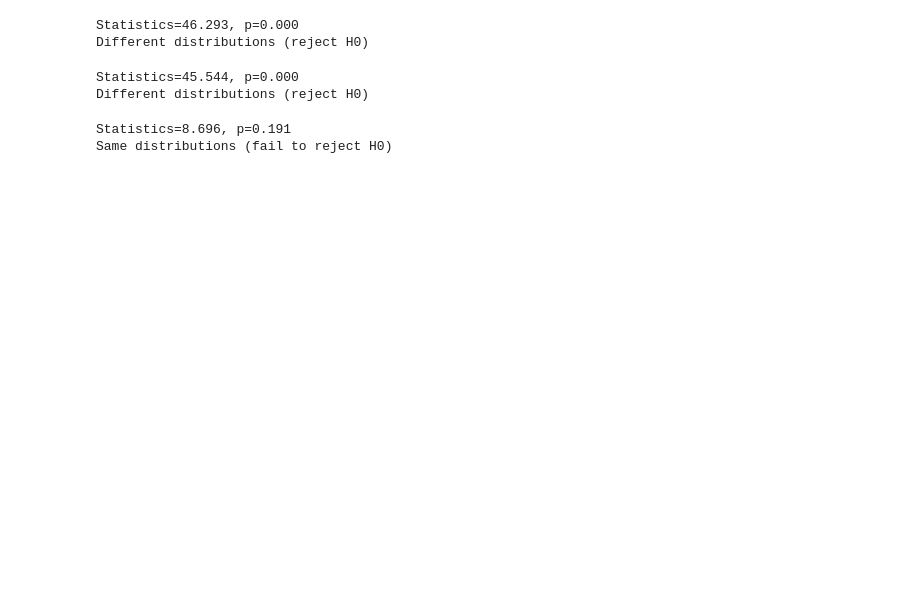
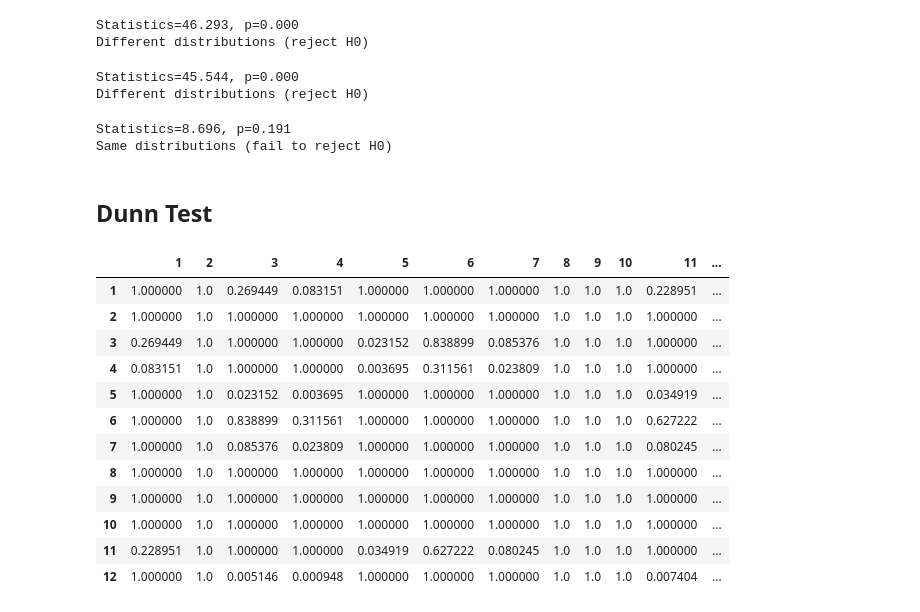
Before and after one commit to dray89/Python, a Jupyter notebook: Kickstarter_dataproject.ipynb, the cells around one changed output. Cells and saved outputs as stored; diff of their text form; code cells hidden in the pictures; blank space fills up the shorter version.

```diff
--- a/Kickstarter_dataproject.ipynb
+++ b/Kickstarter_dataproject.ipynb
@@ -507,3 +508,21 @@ else:
 # %% [output]
 Statistics=8.696, p=0.191
 Same distributions (fail to reject H0)
+# %% [markdown]
+## Dunn Test
+# %%
+scikit_posthocs.posthoc_dunn(new_df, val_col='status_dummy', group_col='month', p_adjust='bonferroni')
+# %% [output]
+|  | 1 | 2 | 3 | 4 | 5 | 6 | 7 | 8 | 9 | 10 | 11 | ... |
+| 1 | 1.000000 | 1.0 | 0.269449 | 0.083151 | 1.000000 | 1.000000 | 1.000000 | 1.0 | 1.0 | 1.0 | 0.228951 | ... |
+| 2 | 1.000000 | 1.0 | 1.000000 | 1.000000 | 1.000000 | 1.000000 | 1.000000 | 1.0 | 1.0 | 1.0 | 1.000000 | ... |
+| 3 | 0.269449 | 1.0 | 1.000000 | 1.000000 | 0.023152 | 0.838899 | 0.085376 | 1.0 | 1.0 | 1.0 | 1.000000 | ... |
+| 4 | 0.083151 | 1.0 | 1.000000 | 1.000000 | 0.003695 | 0.311561 | 0.023809 | 1.0 | 1.0 | 1.0 | 1.000000 | ... |
+| 5 | 1.000000 | 1.0 | 0.023152 | 0.003695 | 1.000000 | 1.000000 | 1.000000 | 1.0 | 1.0 | 1.0 | 0.034919 | ... |
+| 6 | 1.000000 | 1.0 | 0.838899 | 0.311561 | 1.000000 | 1.000000 | 1.000000 | 1.0 | 1.0 | 1.0 | 0.627222 | ... |
+| 7 | 1.000000 | 1.0 | 0.085376 | 0.023809 | 1.000000 | 1.000000 | 1.000000 | 1.0 | 1.0 | 1.0 | 0.080245 | ... |
+| 8 | 1.000000 | 1.0 | 1.000000 | 1.000000 | 1.000000 | 1.000000 | 1.000000 | 1.0 | 1.0 | 1.0 | 1.000000 | ... |
+| 9 | 1.000000 | 1.0 | 1.000000 | 1.000000 | 1.000000 | 1.000000 | 1.000000 | 1.0 | 1.0 | 1.0 | 1.000000 | ... |
+| 10 | 1.000000 | 1.0 | 1.000000 | 1.000000 | 1.000000 | 1.000000 | 1.000000 | 1.0 | 1.0 | 1.0 | 1.000000 | ... |
+| 11 | 0.228951 | 1.0 | 1.000000 | 1.000000 | 0.034919 | 0.627222 | 0.080245 | 1.0 | 1.0 | 1.0 | 1.000000 | ... |
+| 12 | 1.000000 | 1.0 | 0.005146 | 0.000948 | 1.000000 | 1.000000 | 1.000000 | 1.0 | 1.0 | 1.0 | 0.007404 | ... |
```
Also changed, not shown: parts of 4 cells of this notebook.
